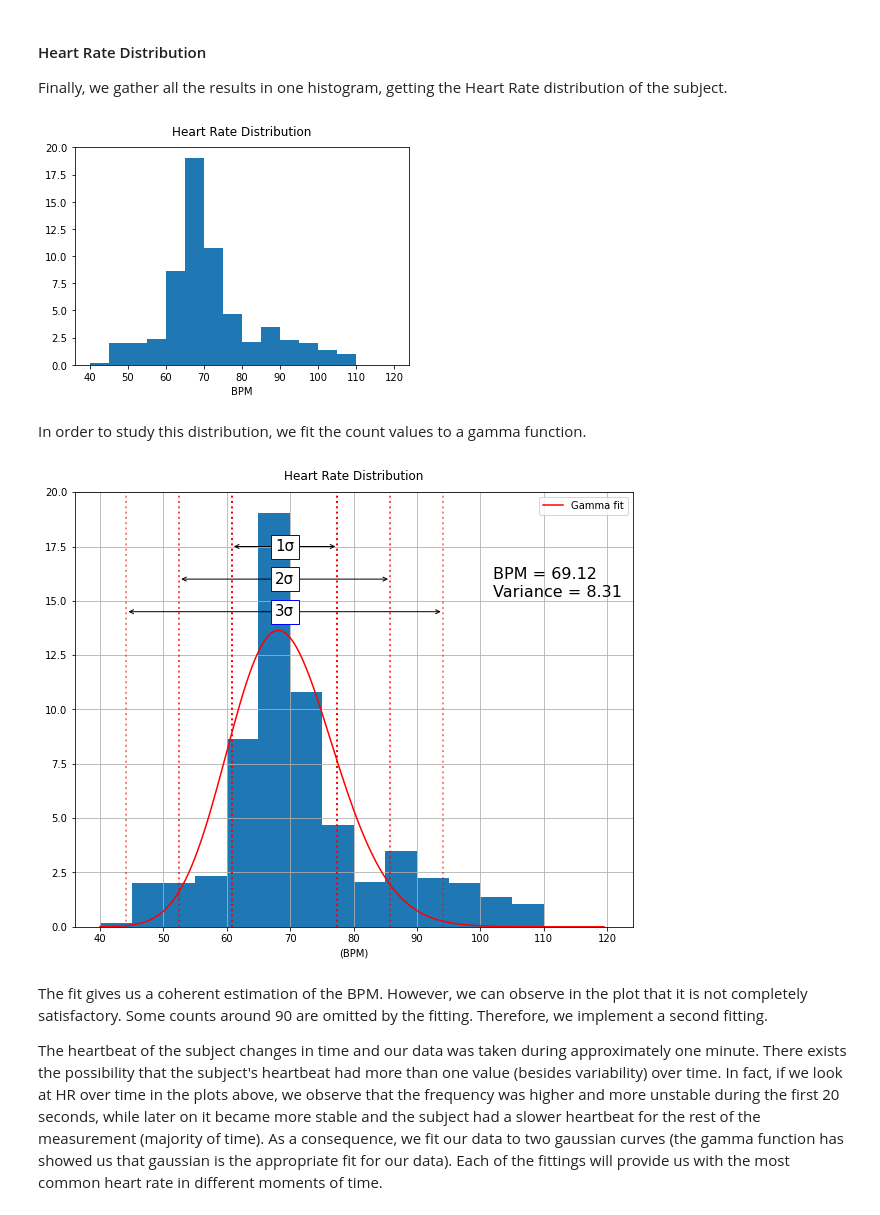
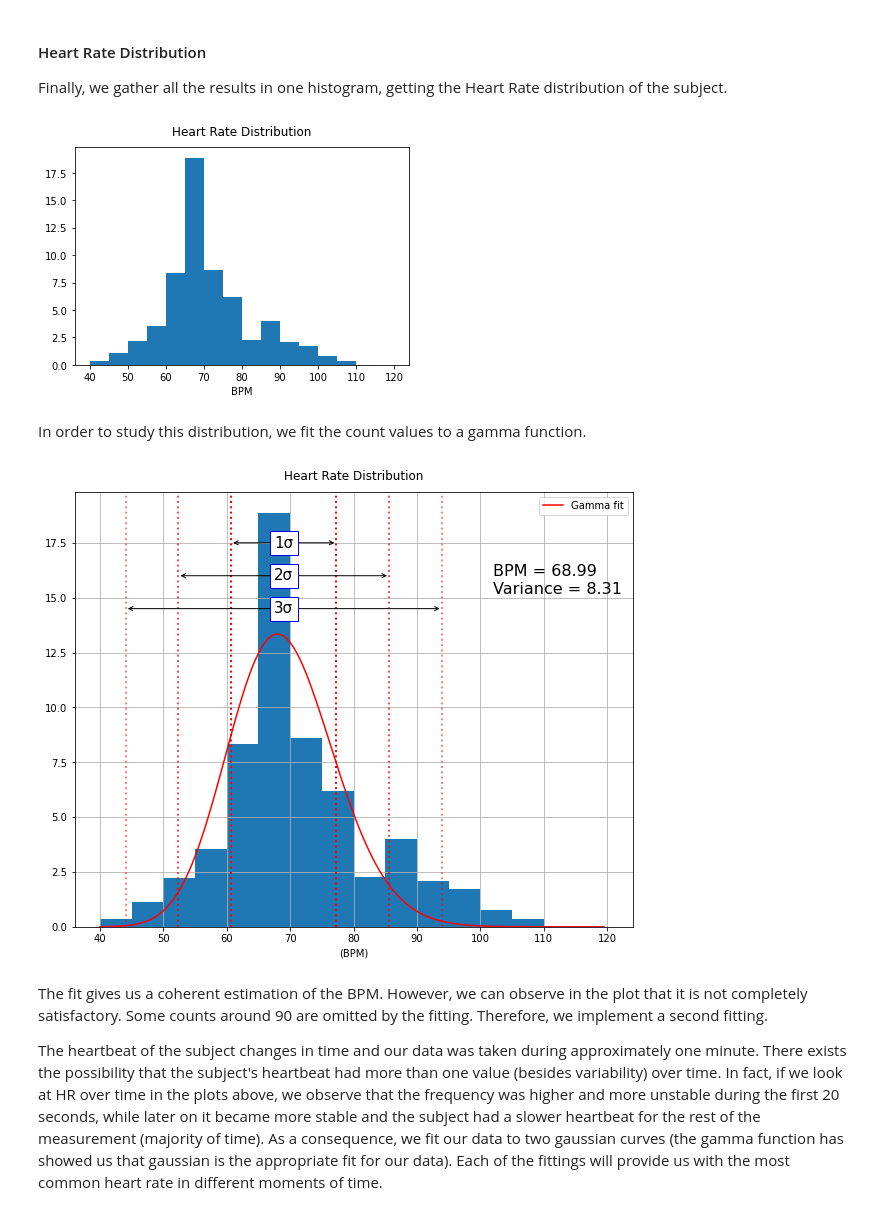
Before and after one commit to AleCapoPhys/HeartRateEstimation, a Jupyter notebook: HeartRateEstimation_project.ipynb, the cells around one changed output. Cells and saved outputs as stored; diff of their text form; code cells hidden in the pictures.

```diff
--- a/HeartRateEstimation_project.ipynb
+++ b/HeartRateEstimation_project.ipynb
@@ -408,7 +408,7 @@ First, we define and use a butterworth bandpass. The scipy function takes a sign
 dataset_rotated['Time'] = np.arange(0, len(dataset_rotated['PC1']))/sample_freq
 
 # butterworth bandpass filter
-sos = signal.butter(4, [50,90], 'bp', fs = 400, output = 'sos')
+sos = signal.butter(4, [50,100], 'bp', fs = 400, output = 'sos')
 
 # Filter each PC signal and add to dictionary to visualize
 filtered_PCs = dict()
@@ -416,7 +416,7 @@ for i in FFTs:
     filtered_PCs[i] = signal.sosfilt(sos, dataset_rotated[i])
 
 # Plot and visualize results of the bandpass filter
-fig, axs = plt.subplots(n_PC,1, sharex=True, sharey=True, figsize=(10,10))
+fig, axs = plt.subplots(n_PC,1, sharex=True, sharey=True, figsize=(10,20))
 fig.suptitle('Filtered Principal Components')
 ax = 0
 for i in filtered_PCs:
@@ -426,5 +426,6 @@ for i in filtered_PCs:
     axs[ax].legend(loc="lower left")
     axs[ax].set_xlim([0,2])
     axs[ax].set_ylim([-10,10])
+    axs[ax].set_xlabel('Time [s]')
     ax += 1
 # %% [output]
@@ -440,14 +443,15 @@ import pywt # PyWavelets is open source wavelet transform software for Python
 import copy
 
 def wavelet_transform(signal, levels, waveletType, showWaveletScales):
-    # First, decompose signal
+    # Decompose signal
     transformCoeffs = pywt.wavedec(signal, waveletType, level=levels)
+
+    # The following is purely for visualization purposes!
 
     # Create a time array and a result array to visualize the layers
     time = np.array(dataset_rotated['Time'])
     result = np.zeros((levels+1, len(time)+1))
 
-    # The following is purely for visualization purposes
     for i in range(levels+1):
         # Loop for every individual layer to get the coefficients of just that level
         coeffs = copy.deepcopy(transformCoeffs)
@@ -466,8 +470,9 @@ def wavelet_transform(signal, levels, waveletType, showWaveletScales):
             # Plot each level
             plt.figure(figsize=(15, 5))
             plt.plot(time, result[level][:-1])
-            plt.title(f'Wavelet Transform of PC1 for level {level}')
+            plt.title(f'Wavelet Transform of Signal, level {level}')
             plt.xlabel('Time')
+            plt.xlim(30, 35)
             plt.show()
 
     return transformCoeffs
@@ -667,7 +698,7 @@ plt.title('Heart Rate Distribution', pad = 12)
 plt.xlabel('BPM')
 plt.show()
 # %% [output]
-[figure, old version]
+[figure, new version]
 # %% [markdown]
 In order to study this distribution, we fit the count values to a gamma function.
 # %%
@@ -677,37 +708,37 @@ def gamma(x,c,amp):
 
 #initial values: most frequent heart beat given by Fourier analysis
 popt, pcov = optimize.curve_fit(gamma, X, counts, p0 = (peak_freq,400))
 
 # Plot
 X_plot = np.arange(40,120,0.5)
 plt.figure(figsize = (10,8))
 plt.plot(X_plot, gamma(X_plot, *popt), color = 'red', label='Gamma fit')
 
 plt.grid(True)
 plt.legend()
 plt.bar(X, counts, width=5, align='center')
 plt.title('Heart Rate Distribution', pad = 12)
 plt.xlabel('(BPM)')
 
 #'''Remove the # if you don't want the gamma with the standard deviations
 mean, var, skew, kurt = stats.gamma.stats(popt[0], moments = 'mvsk')
 plt.axvline(x = mean + np.sqrt(var), linestyle = 'dotted',linewidth = 2,color = 'red')
 plt.axvline(x = mean - np.sqrt(var),linestyle = 'dotted',linewidth = 2, color = 'red')
 plt.axvline(x = mean + 2*np.sqrt(var), linestyle = 'dotted', linewidth = 2, color = 'red', alpha = 0.7)
 plt.axvline(x = mean - 2*np.sqrt(var),linestyle = 'dotted',linewidth = 2, color = 'red', alpha = 0.7)
 plt.axvline(x = mean + 3*np.sqrt(var), linestyle = 'dotted',linewidth = 2,color = 'red', alpha = 0.5)
 plt.axvline(x = mean - 3*np.sqrt(var),linestyle = 'dotted',linewidth = 2, color = 'red', alpha = 0.5)
-plt.annotate(text='', xy=(mean + np.sqrt(var),17.5), xytext=(mean - np.sqrt(var),17.5), arrowprops=dict(arrowstyle='<->'))
-plt.annotate(text='', xy=(mean + 2*np.sqrt(var),16), xytext=(mean - 2*np.sqrt(var),16), arrowprops=dict(arrowstyle='<->'))
-plt.annotate(text='', xy=(mean + 3*np.sqrt(var),14.5), xytext=(mean - 3*np.sqrt(var),14.5), arrowprops=dict(arrowstyle='<->'))
+plt.annotate('', xy=(mean + np.sqrt(var),17.5), xytext=(mean - np.sqrt(var),17.5), arrowprops=dict(arrowstyle='<->'))
+plt.annotate('', xy=(mean + 2*np.sqrt(var),16), xytext=(mean - 2*np.sqrt(var),16), arrowprops=dict(arrowstyle='<->'))
+plt.annotate('', xy=(mean + 3*np.sqrt(var),14.5), xytext=(mean - 3*np.sqrt(var),14.5), arrowprops=dict(arrowstyle='<->'))
 t = plt.text(mean, 17.5, "1σ", ha="center", va="center", rotation=0, size=15, bbox=dict(boxstyle="square, pad=0.3", fc="white", ec="b", lw=1))
 t1 = plt.text(mean, 16, "2σ", ha="center", va="center", rotation=0, size=15, bbox=dict(boxstyle="square, pad=0.3", fc="white", ec="b", lw=1))
 t2 = plt.text(mean, 14.5, "3σ", ha="center", va="center", rotation=0, size=15, bbox=dict(boxstyle="square, pad=0.3", fc="white", ec="b", lw=1))
 #'''
 plt.text(102, 15.2, f'BPM = {np.round(mean,2)}\nVariance = {np.round(np.sqrt(var),2)}', fontsize = 16)
 plt.show()
 # %% [output]
-[figure, old version]
+[figure, new version]
 # %% [markdown]
 The fit gives us a coherent estimation of the BPM. However, we can observe in the
 plot that it is not completely satisfactory. Some counts around 90 are omitted by the fitting.
```
Also changed, not shown: parts of 17 cells of this notebook, 3 other files.
